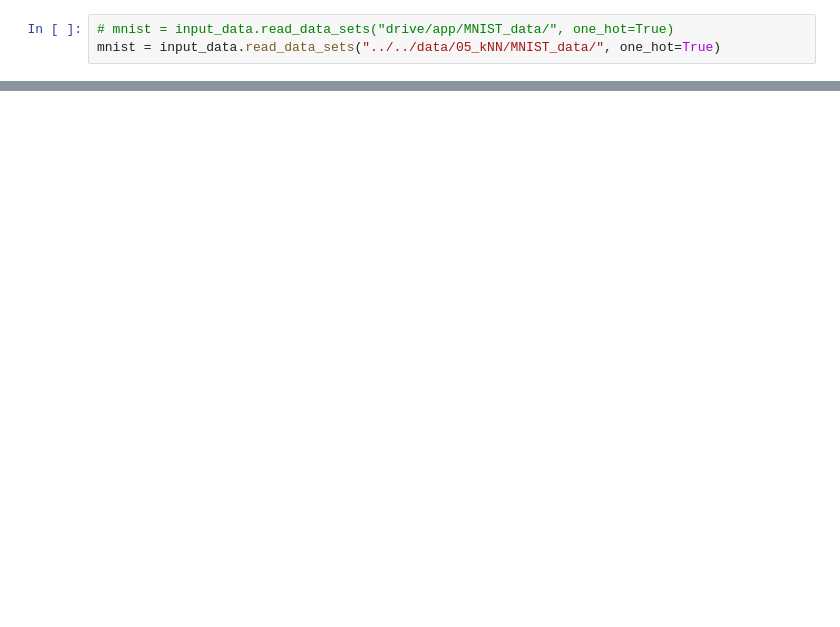
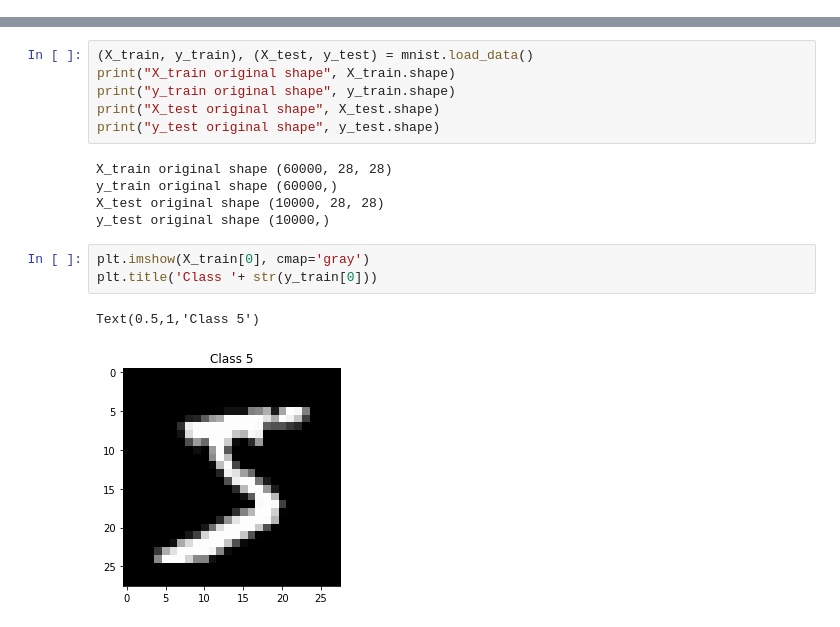
Before and after one commit to mcerovic/MachineLearning, a Jupyter notebook: source/11_Convolutional_Neural_Networks/Code.ipynb, the cells around one changed output, grey strips where cells are left out. Cells and saved outputs as stored; diff of their text form; blank space fills up the shorter version.

```diff
--- a/source/11_Convolutional_Neural_Networks/Code.ipynb
+++ b/source/11_Convolutional_Neural_Networks/Code.ipynb
@@ -6,3 +0,0 @@ from tensorflow.examples.tutorials.mnist import input_data
-# %%
-# mnist = input_data.read_data_sets("drive/app/MNIST_data/", one_hot=True)
-mnist = input_data.read_data_sets("../../data/05_kNN/MNIST_data/", one_hot=True)
@@ -101,0 +18,17 @@ KeyboardInterrupt:
+# %%
+(X_train, y_train), (X_test, y_test) = mnist.load_data()
+print("X_train original shape", X_train.shape)
+print("y_train original shape", y_train.shape)
+print("X_test original shape", X_test.shape)
+print("y_test original shape", y_test.shape)
+# %% [output]
+X_train original shape (60000, 28, 28)
+y_train original shape (60000,)
+X_test original shape (10000, 28, 28)
+y_test original shape (10000,)
+# %%
+plt.imshow(X_train[0], cmap='gray')
+plt.title('Class '+ str(y_train[0]))
+# %% [output]
+Text(0.5,1,'Class 5')
+[figure, added]
```
Also changed, not shown: parts of 14 cells of this notebook.
